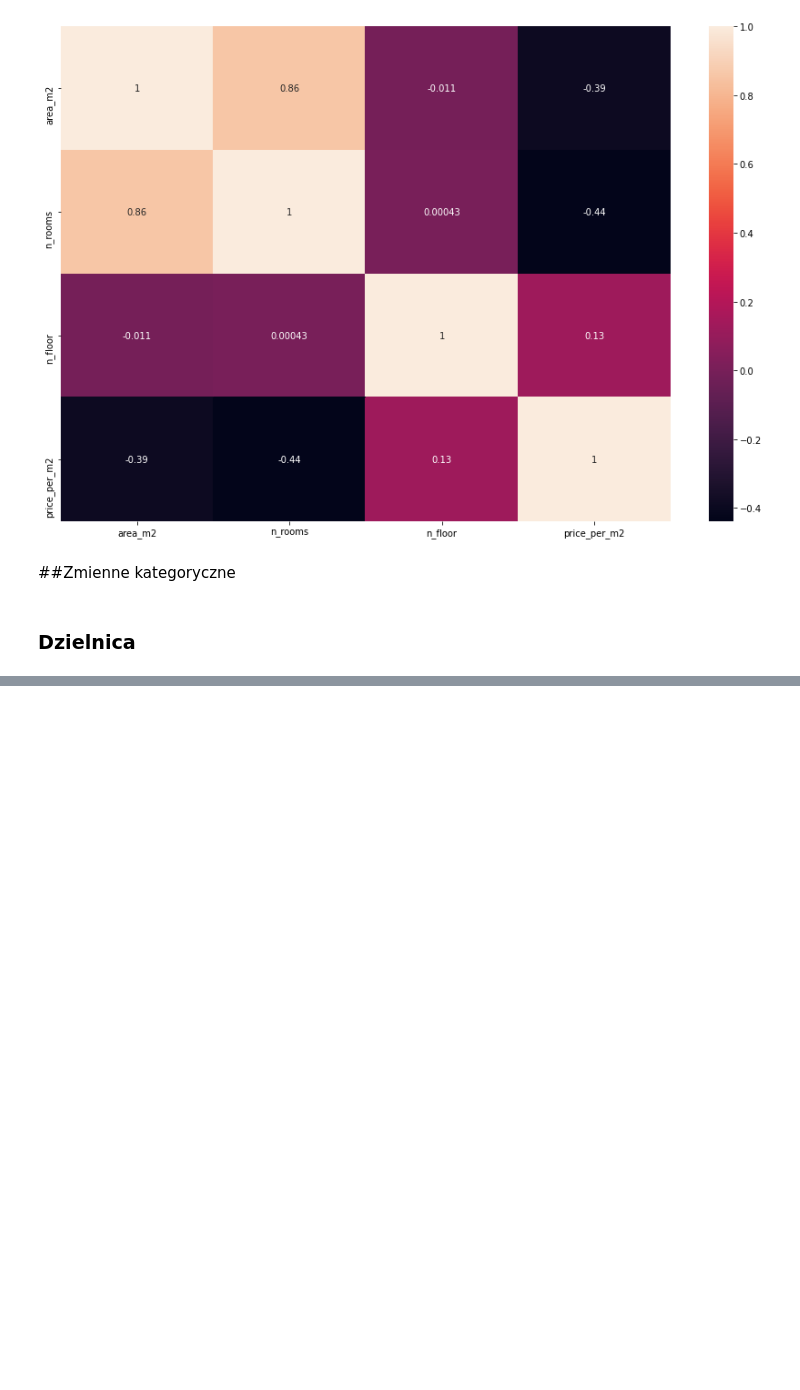
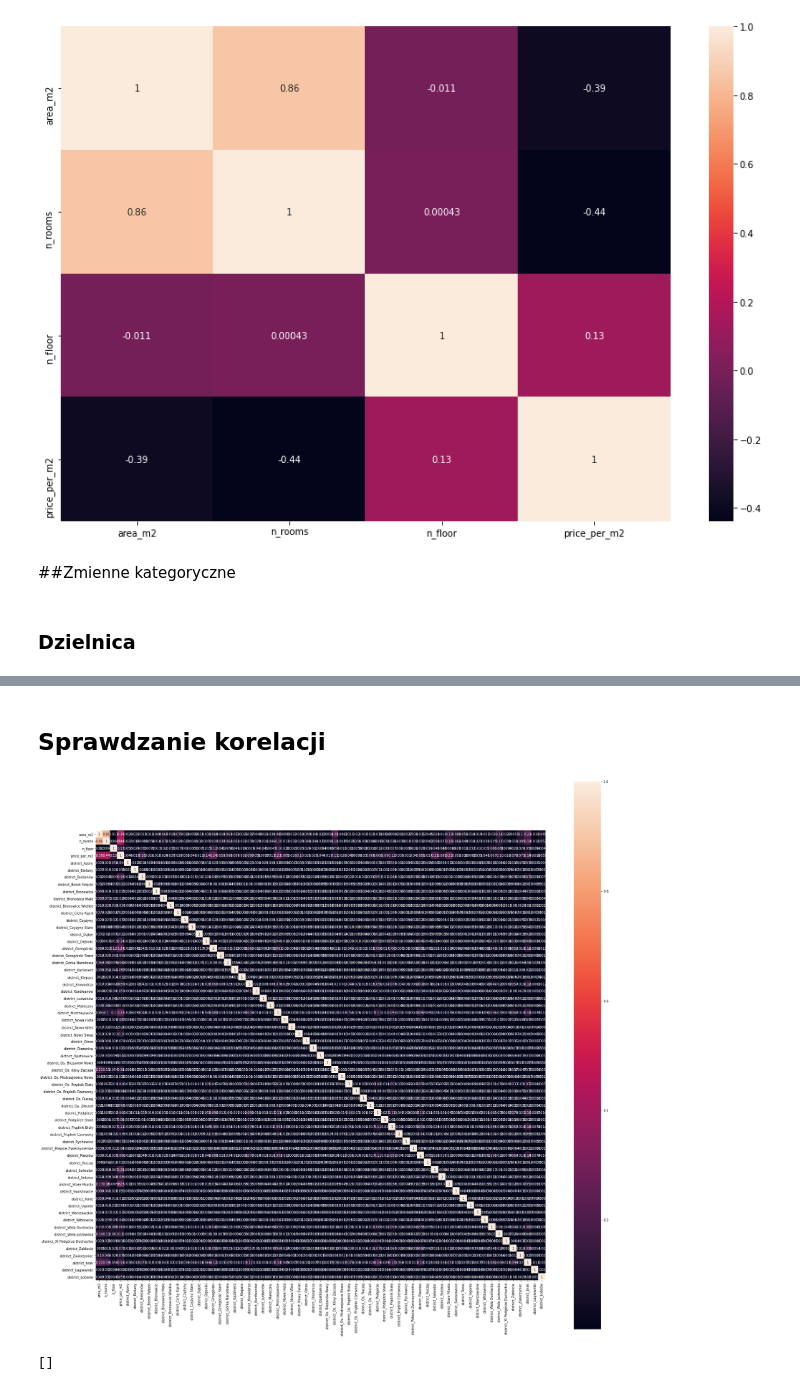
Before and after one commit to kwojtylko/flat_price_estimator, a Jupyter notebook: 3_model_preparation.ipynb, the cells around one changed output, grey strips where cells are left out. Drawn from its saved outputs; the diff is of its cells as text; code cells hidden in the pictures; blank space fills up the shorter version.

```diff
--- a/3_model_preparation.ipynb
+++ b/3_model_preparation.ipynb
@@ -434,0 +455,4 @@ sns.heatmap(corr,annot=True);
+# %%
+# kodowanie kategorii
+model_df_6 = pd.get_dummies(model_df_5, columns=["district"], prefix_sep="_")
+model_df_6
@@ -434,0 +473,21 @@ sns.heatmap(corr,annot=True);
+# %% [markdown]
+## Sprawdzanie korelacji
+# %%
+plt.figure(figsize = (30, 30))
+corr = model_df_6.corr().abs()
+sns.heatmap(corr, square = True, annot = True);
+# %% [output]
+[figure, added]
+# %%
+# zdefiniowanie macierzy do filtrowania
+macierz_filter = np.triu(np.ones(corr.shape), k=1).astype(np.bool)
+
+# wybranie górnej części trójkąta w macierzy korelacji
+gorny_trojkat = corr.where(macierz_filter)
+
+# zdefiniowanie indeksów kolumn o korelacji powyżej 0.9
+indeks_mocna_korelacja = [kolumna for kolumna in gorny_trojkat.columns if any(gorny_trojkat[kolumna] > 0.9)]
+print(indeks_mocna_korelacja)
+# brak mocnej  korelacji w danych
+# %% [output]
+[]
```
Also changed, not shown: parts of 2 cells of this notebook.
